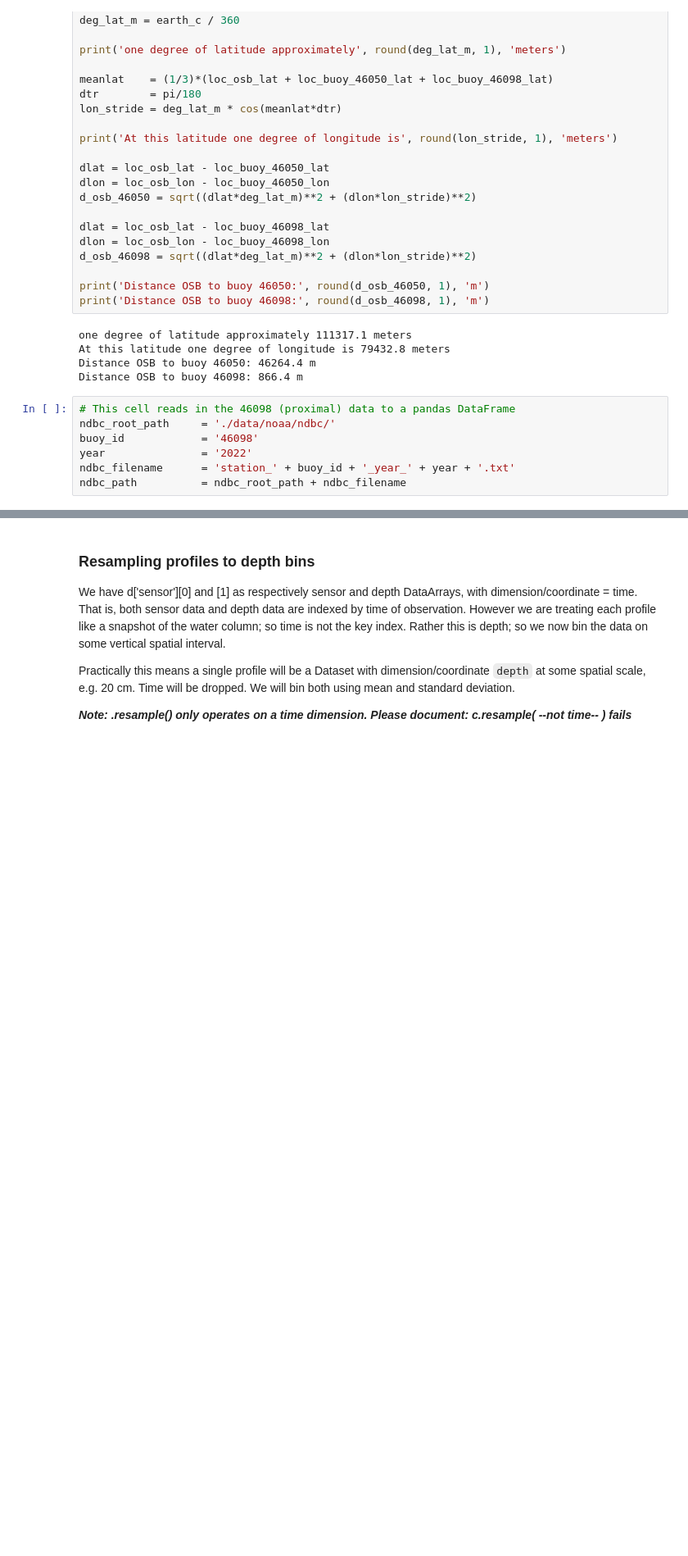
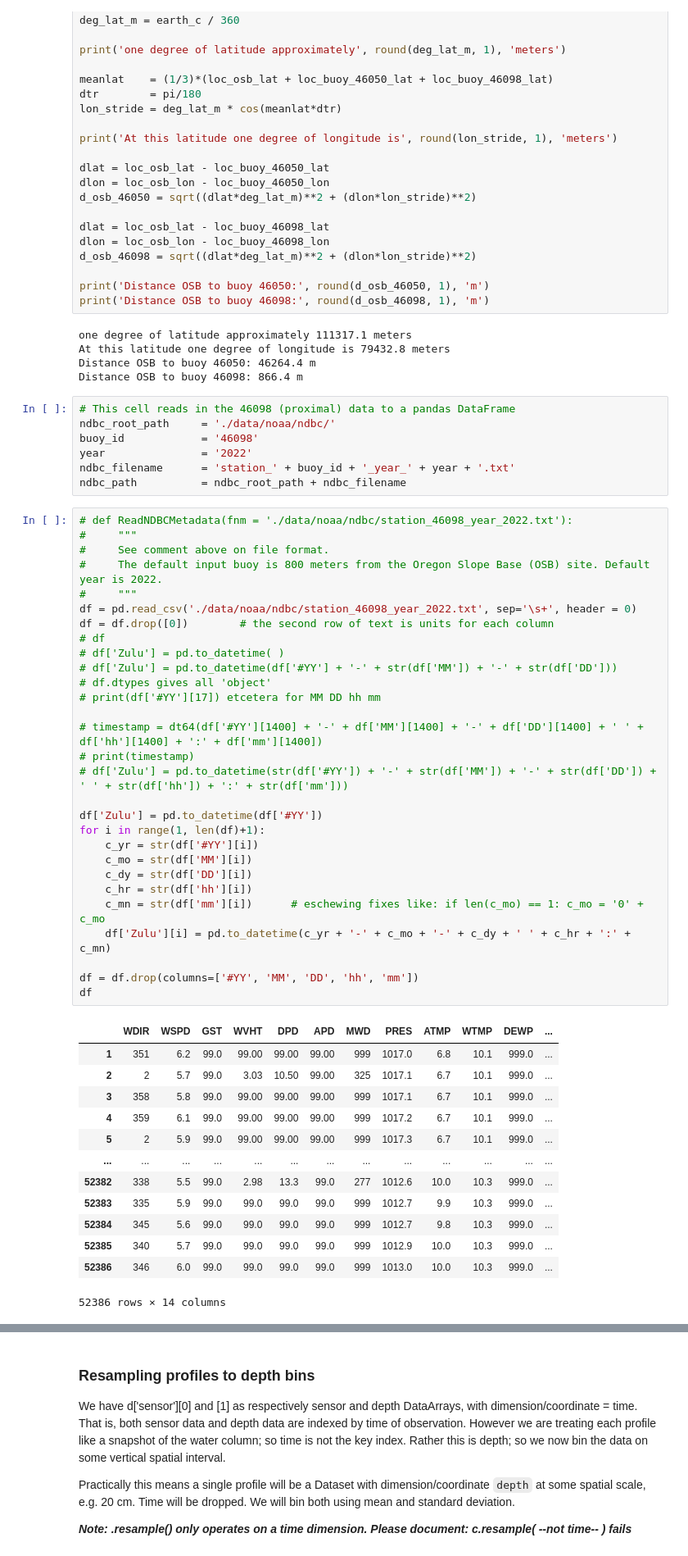
Before and after one commit to geo-smart/oceanography, a Jupyter notebook: book/chapters/epipelargosy.ipynb, the cells around one changed output, grey strips where cells are left out. Shown at 82% size. Cells and saved outputs as stored; diff of their text form; blank space fills up the shorter version.

```diff
--- a/book/chapters/epipelargosy.ipynb
+++ b/book/chapters/epipelargosy.ipynb
@@ -564,3 +573,46 @@ buoy_id            = '46098'
 year               = '2022'
 ndbc_filename      = 'station_' + buoy_id + '_year_' + year + '.txt'
 ndbc_path          = ndbc_root_path + ndbc_filename
+# %%
+# def ReadNDBCMetadata(fnm = './data/noaa/ndbc/station_46098_year_2022.txt'):
+#     """
+#     See comment above on file format.
+#     The default input buoy is 800 meters from the Oregon Slope Base (OSB) site. Default year is 2022.
+#     """
+df = pd.read_csv('./data/noaa/ndbc/station_46098_year_2022.txt', sep='\s+', header = 0)
+df = df.drop([0])        # the second row of text is units for each column
+# df
+# df['Zulu'] = pd.to_datetime( )
+# df['Zulu'] = pd.to_datetime(df['#YY'] + '-' + str(df['MM']) + '-' + str(df['DD']))
+# df.dtypes gives all 'object'
+# print(df['#YY'][17]) etcetera for MM DD hh mm
+
+# timestamp = dt64(df['#YY'][1400] + '-' + df['MM'][1400] + '-' + df['DD'][1400] + ' ' + df['hh'][1400] + ':' + df['mm'][1400])
+# print(timestamp)
+# df['Zulu'] = pd.to_datetime(str(df['#YY']) + '-' + str(df['MM']) + '-' + str(df['DD']) + ' ' + str(df['hh']) + ':' + str(df['mm']))
+
+df['Zulu'] = pd.to_datetime(df['#YY'])
+for i in range(1, len(df)+1):
+    c_yr = str(df['#YY'][i])
+    c_mo = str(df['MM'][i])
+    c_dy = str(df['DD'][i])
+    c_hr = str(df['hh'][i])
+    c_mn = str(df['mm'][i])      # eschewing fixes like: if len(c_mo) == 1: c_mo = '0' + c_mo
+    df['Zulu'][i] = pd.to_datetime(c_yr + '-' + c_mo + '-' + c_dy + ' ' + c_hr + ':' + c_mn)
+
+df = df.drop(columns=['#YY', 'MM', 'DD', 'hh', 'mm'])
+df
+# %% [output]
+|  | WDIR | WSPD | GST | WVHT | DPD | APD | MWD | PRES | ATMP | WTMP | DEWP | ... |
+| 1 | 351 | 6.2 | 99.0 | 99.00 | 99.00 | 99.00 | 999 | 1017.0 | 6.8 | 10.1 | 999.0 | ... |
+| 2 | 2 | 5.7 | 99.0 | 3.03 | 10.50 | 99.00 | 325 | 1017.1 | 6.7 | 10.1 | 999.0 | ... |
+| 3 | 358 | 5.8 | 99.0 | 99.00 | 99.00 | 99.00 | 999 | 1017.1 | 6.7 | 10.1 | 999.0 | ... |
+| 4 | 359 | 6.1 | 99.0 | 99.00 | 99.00 | 99.00 | 999 | 1017.2 | 6.7 | 10.1 | 999.0 | ... |
+| 5 | 2 | 5.9 | 99.0 | 99.00 | 99.00 | 99.00 | 999 | 1017.3 | 6.7 | 10.1 | 999.0 | ... |
+| ... | ... | ... | ... | ... | ... | ... | ... | ... | ... | ... | ... | ... |
+| 52382 | 338 | 5.5 | 99.0 | 2.98 | 13.3 | 99.0 | 277 | 1012.6 | 10.0 | 10.3 | 999.0 | ... |
+| 52383 | 335 | 5.9 | 99.0 | 99.0 | 99.0 | 99.0 | 999 | 1012.7 | 9.9 | 10.3 | 999.0 | ... |
+| 52384 | 345 | 5.6 | 99.0 | 99.0 | 99.0 | 99.0 | 999 | 1012.7 | 9.8 | 10.3 | 999.0 | ... |
+| 52385 | 340 | 5.7 | 99.0 | 99.0 | 99.0 | 99.0 | 999 | 1012.9 | 10.0 | 10.3 | 999.0 | ... |
+| 52386 | 346 | 6.0 | 99.0 | 99.0 | 99.0 | 99.0 | 999 | 1013.0 | 10.0 | 10.3 | 999.0 | ... |
+52386 rows × 14 columns
```
Also changed, not shown: parts of 17 cells of this notebook, 3 other files.
